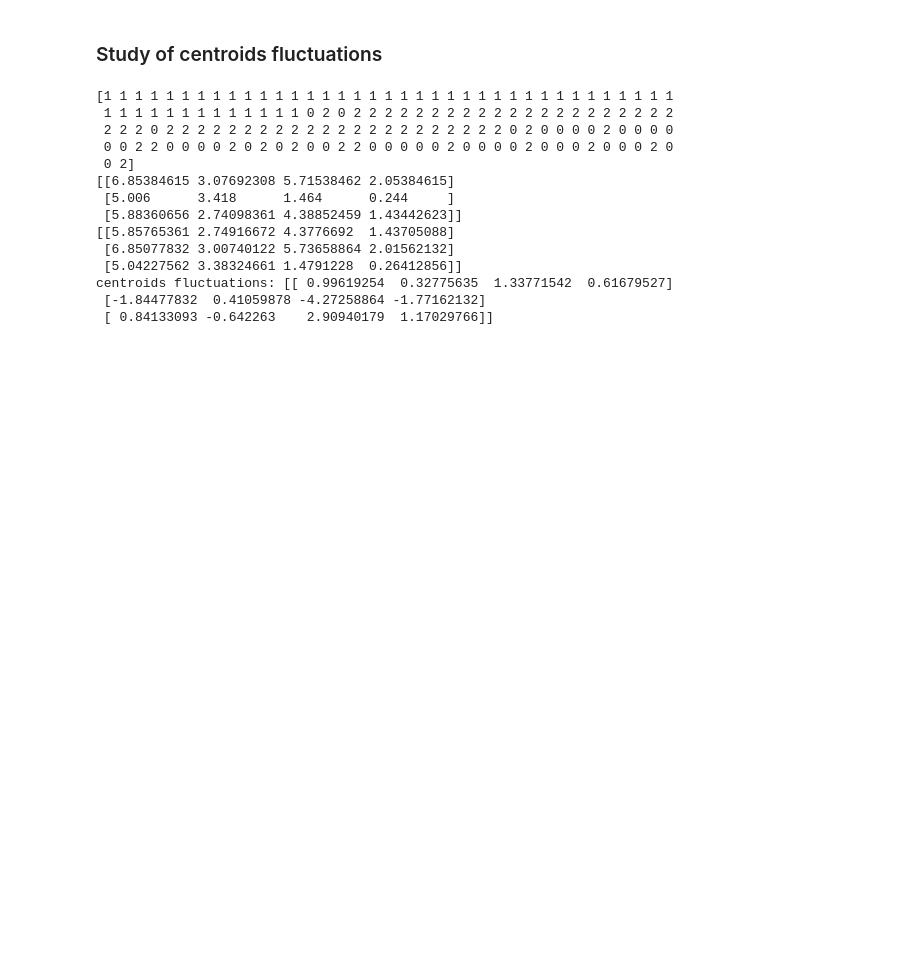
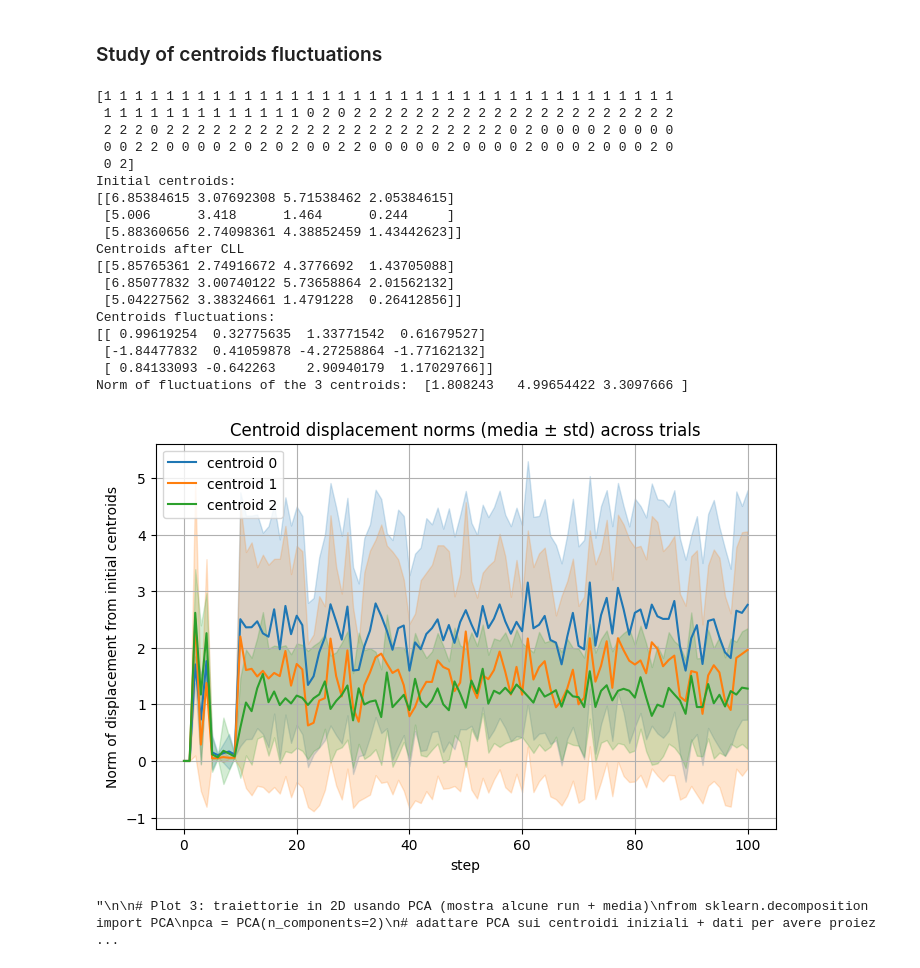
Before and after one commit to gabrielecerioli/Clustering_algorithms, a Jupyter notebook: Closed_loop_learning/Closed_loop_learning_Clustering.ipynb, the cells around one changed output. Drawn from its saved outputs; the diff is of its cells as text; code cells hidden in the pictures; blank space fills up the shorter version.

```diff
--- a/Closed_loop_learning/Closed_loop_learning_Clustering.ipynb
+++ b/Closed_loop_learning/Closed_loop_learning_Clustering.ipynb
@@ -337,6 +331,7 @@ kmeans = KMeans(n_clusters=3, random_state=42)
 cluster_assignments = kmeans.fit_predict(data_matrix)
 print(cluster_assignments)
 original_centroids=mean_clusters(data_matrix,cluster_assignments,3)
+print("Initial centroids: ")
 print(original_centroids)
 
 
@@ -356,22 +351,89 @@ for i in range(steps):
     # Update dataset by adding synthetic points sampled from cluster distributions
     # Pass n_clusters as integer (3) to match update_dataset signature.
     new_data = update_dataset(new_data, cluster_assignments, M, 3, random_state=42 + i)
+print("Centroids after CLL")
 print(means)
 
 means_difference=original_centroids-means
-print("centroids fluctuations:", means_difference)
+print("Centroids fluctuations:")
+print(means_difference)
+difference_norms= np.linalg.norm(means_difference, axis=1)
+print("Norm of fluctuations of the 3 centroids: ",difference_norms)
 # %% [output]
 [1 1 1 1 1 1 1 1 1 1 1 1 1 1 1 1 1 1 1 1 1 1 1 1 1 1 1 1 1 1 1 1 1 1 1 1 1
  1 1 1 1 1 1 1 1 1 1 1 1 1 0 2 0 2 2 2 2 2 2 2 2 2 2 2 2 2 2 2 2 2 2 2 2 2
  2 2 2 0 2 2 2 2 2 2 2 2 2 2 2 2 2 2 2 2 2 2 2 2 2 2 0 2 0 0 0 0 2 0 0 0 0
  0 0 2 2 0 0 0 0 2 0 2 0 2 0 0 2 2 0 0 0 0 0 2 0 0 0 0 2 0 0 0 2 0 0 0 2 0
  0 2]
+Initial centroids:
 [[6.85384615 3.07692308 5.71538462 2.05384615]
  [5.006      3.418      1.464      0.244     ]
  [5.88360656 2.74098361 4.38852459 1.43442623]]
+Centroids after CLL
 [[5.85765361 2.74916672 4.3776692  1.43705088]
  [6.85077832 3.00740122 5.73658864 2.01562132]
  [5.04227562 3.38324661 1.4791228  0.26412856]]
-centroids fluctuations: [[ 0.99619254  0.32775635  1.33771542  0.61679527]
+Centroids fluctuations:
+[[ 0.99619254  0.32775635  1.33771542  0.61679527]
  [-1.84477832  0.41059878 -4.27258864 -1.77162132]
  [ 0.84133093 -0.642263    2.90940179  1.17029766]]
+Norm of fluctuations of the 3 centroids:  [1.808243   4.99654422 3.3097666 ]
+# %%
+# Defining a function run_cll that runs CLL and returns centroids history
+def run_cll(data_matrix, M, steps, n_clusters=3, base_random=0):
+    new_data = data_matrix.copy()
+    history = [] # defining centroids hostory vector
+    # First kmeans execution
+    kmeans = KMeans(n_clusters=n_clusters, random_state=42)
+    kmeans.fit(new_data)
+    cluster_assignments = kmeans.labels_
+    means = mean_clusters(new_data, cluster_assignments, n_clusters)
+    history.append(means.copy())
+    # Let's execute CLL algorith and at each step we store the centroids in history
+    for t in range(steps):
+        kmeans = KMeans(n_clusters=n_clusters, random_state=42)
+        cluster_assignments = kmeans.fit_predict(new_data)
+        means = mean_clusters(new_data, cluster_assignments, n_clusters)
+        history.append(means.copy())
+        new_data = update_dataset(new_data, cluster_assignments, M, n_clusters, random_state=base_random + t)
+    return np.array(history)  # (steps+1, K, dim)
+
+# Parameters
+n_trials = 30 # Number of time we execute the previous function run_cll
+steps = 100 # Number of steps in each CLL execution
+M = 30 # Number of synthetic points added to the dataset
+n_clusters = 3
+
+# Let's execute run_cll "n_trials" times
+all_histories = np.zeros((n_trials, steps+1, n_clusters, data_matrix.shape[1])) # 4-dim tensor
+for r in range(n_trials):
+    hist = run_cll(data_matrix, M, steps, n_clusters=n_clusters, base_random=1000 + r)
+    all_histories[r] = hist
+
+diffs = all_histories - all_histories[:, 0:1, :, :]   # subtract initial clusters for each trial
+norms = np.linalg.norm(diffs, axis=-1) # Evaluate the norm
+
+# Statistics across trials: means and variaces (we have n_trials elements)
+mean_norms = norms.mean(axis=0)   # (steps+1, n_clusters)
+std_norms = norms.std(axis=0)     # (steps+1, n_clusters)
+
+# Plot
+import matplotlib.pyplot as plt
+plt.figure(figsize=(8,5))
+steps_range = np.arange(steps+1)
+colors = ['C0','C1','C2']
+for k in range(n_clusters):
+    plt.plot(steps_range, mean_norms[:,k], label=f'centroid {k}', color=colors[k])
+    plt.fill_between(steps_range,
+                     mean_norms[:,k]-std_norms[:,k],
+                     mean_norms[:,k]+std_norms[:,k],
+                     color=colors[k], alpha=0.2)
+plt.xlabel('step')
+plt.ylabel('Norm of displacement from initial centroids')
+plt.title('Centroid displacement norms (media ± std) across trials')
+plt.legend()
+plt.grid(True)
+plt.show()
+# %% [output]
+[figure, added]
+"\n\n# Plot 3: traiettorie in 2D usando PCA (mostra alcune run + media)\nfrom sklearn.decomposition import PCA\npca = PCA(n_components=2)\n# adattare PCA sui centroidi iniziali + dati per avere proiez ...
```
Also changed, not shown: parts of 3 cells of this notebook.
